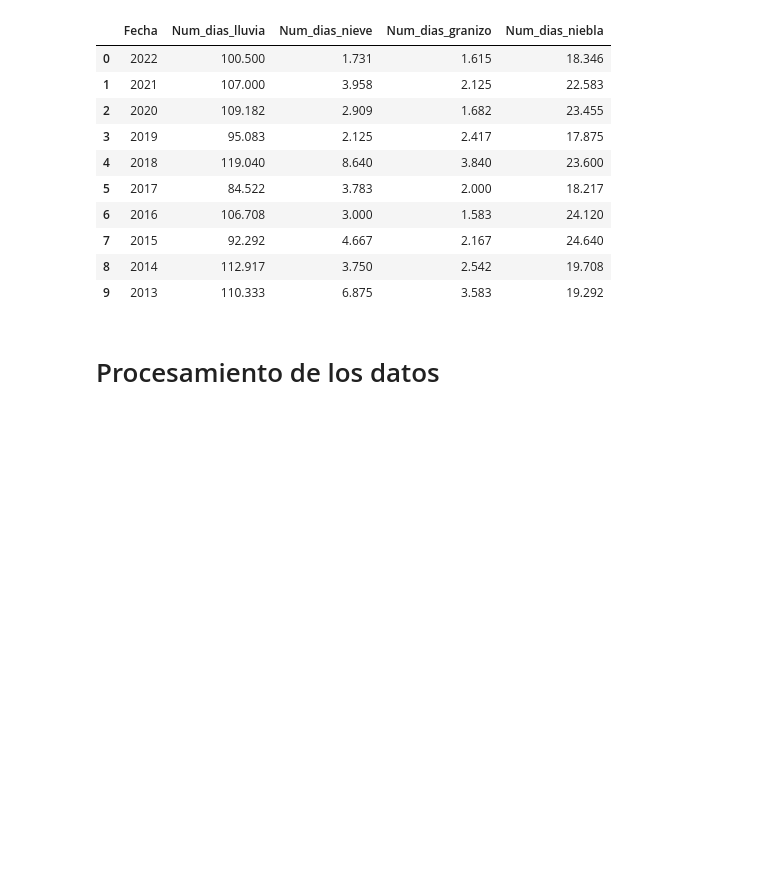
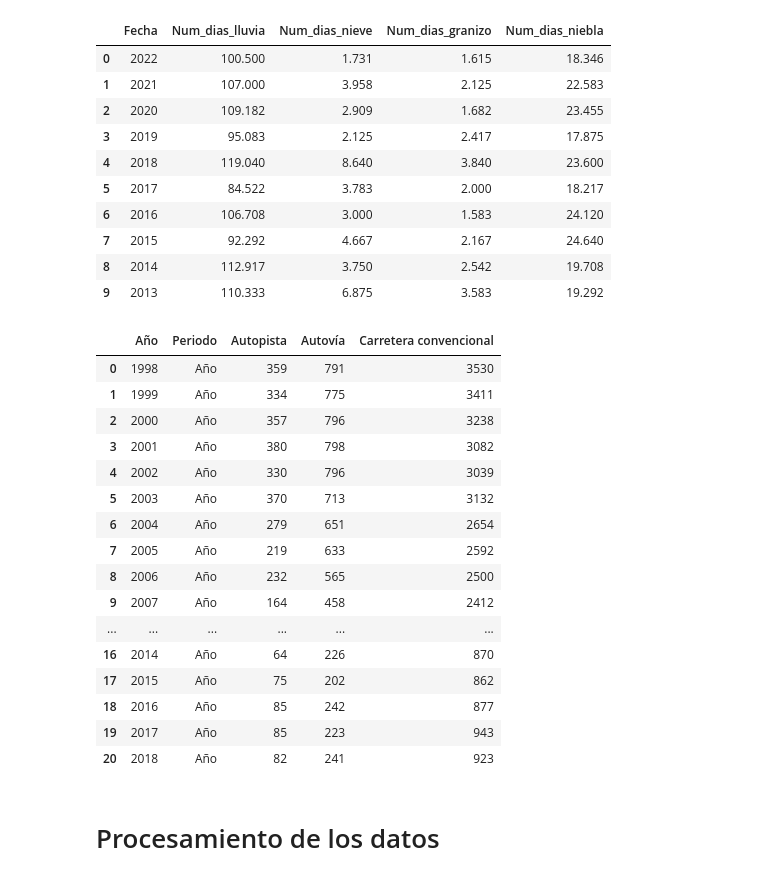
Before and after one commit to martiengli/Practica_Estadistica_3, a Jupyter notebook: actividad_3_estadistica_avanzada_mer.ipynb, the cells around one changed output. Cells and saved outputs as stored; diff of their text form; code cells hidden in the pictures; blank space fills up the shorter version.

```diff
--- a/actividad_3_estadistica_avanzada_mer.ipynb
+++ b/actividad_3_estadistica_avanzada_mer.ipynb
@@ -20,6 +18,27 @@ data
 | 7 | 2015 | 92.292 | 4.667 | 2.167 | 24.640 |
 | 8 | 2014 | 112.917 | 3.750 | 2.542 | 19.708 |
 | 9 | 2013 | 110.333 | 6.875 | 3.583 | 19.292 |
+# %%
+accidentes_df = pd.read_excel("/content/accidentes_Trafico.xlsx")
+accidentes_df
+# %% [output]
+|  | Año | Periodo | Autopista | Autovía | Carretera convencional |
+| 0 | 1998 | Año | 359 | 791 | 3530 |
+| 1 | 1999 | Año | 334 | 775 | 3411 |
+| 2 | 2000 | Año | 357 | 796 | 3238 |
+| 3 | 2001 | Año | 380 | 798 | 3082 |
+| 4 | 2002 | Año | 330 | 796 | 3039 |
+| 5 | 2003 | Año | 370 | 713 | 3132 |
+| 6 | 2004 | Año | 279 | 651 | 2654 |
+| 7 | 2005 | Año | 219 | 633 | 2592 |
+| 8 | 2006 | Año | 232 | 565 | 2500 |
+| 9 | 2007 | Año | 164 | 458 | 2412 |
+| ... | ... | ... | ... | ... | ... |
+| 16 | 2014 | Año | 64 | 226 | 870 |
+| 17 | 2015 | Año | 75 | 202 | 862 |
+| 18 | 2016 | Año | 85 | 242 | 877 |
+| 19 | 2017 | Año | 85 | 223 | 943 |
+| 20 | 2018 | Año | 82 | 241 | 923 |
 # %% [markdown]
 # Procesamiento de los datos
 # %%
```
Also changed, not shown: parts of 16 cells of this notebook.
